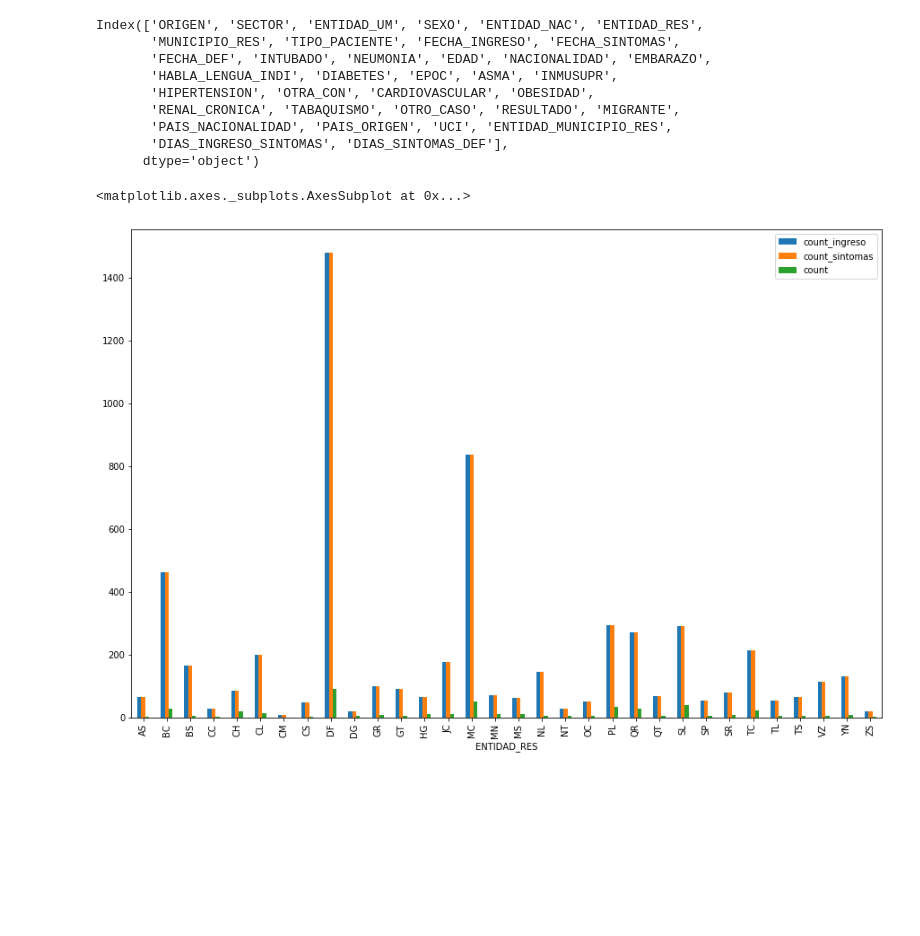
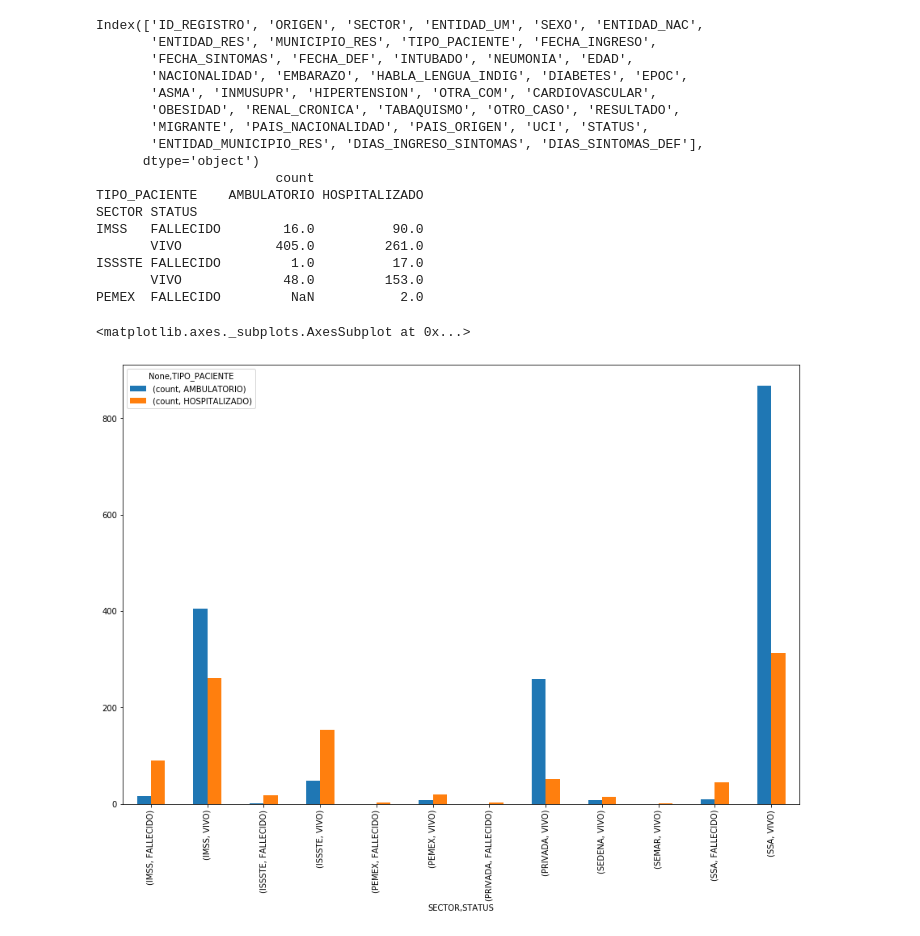
Before and after one commit to jjmaguayo/PruebasPython, a Jupyter notebook: LecturaCSV.ipynb, the cells around one changed output. Drawn from its saved outputs; the diff is of its cells as text; code cells hidden in the pictures; blank space fills up the shorter version.

```diff
--- a/LecturaCSV.ipynb
+++ b/LecturaCSV.ipynb
@@ -3,6 +3,6 @@
 import numpy as np
 import pandas as pd
 # %%
-data = pd.read_csv("Reportes/Nuevos/datos_abiertos_covid19/COVID19_Mexico_15.04.2020.csv", sep=',', index_col=0)
+data = pd.read_csv("Reportes/Nuevos/datos_abiertos_covid19/COVID19_Mexico.csv", sep=',', index_col=0)
 data.head(7)
 # %% [output]
@@ -35,6 +35,9 @@ Index(['ORIGEN', 'SECTOR', 'ENTIDAD_UM', 'SEXO', 'ENTIDAD_NAC', 'ENTIDAD_RES',
 # %%
 data['FECHA_INGRESO'] = pd.to_datetime(data['FECHA_INGRESO'], format='%Y/%m/%d')
 data['FECHA_SINTOMAS'] = pd.to_datetime(data['FECHA_SINTOMAS'], format='%Y/%m/%d')
+
+data['STATUS'] = ["VIVO" if value=='9999-99-99' else "FALLECIDO" for value in data['FECHA_DEF']]
+
 data['FECHA_DEF'] = data['FECHA_DEF'].replace('9999-99-99',np.NaN)
 data['FECHA_DEF'] = pd.to_datetime(data['FECHA_DEF'], format='%Y/%m/%d')
 
@@ -177,16 +203,4 @@ Index(['ORIGEN', 'SECTOR', 'ENTIDAD_UM', 'SEXO', 'ENTIDAD_NAC', 'ENTIDAD_RES',
 # %%
-print(dataf.columns)
-dataq1 = dataf.query('RESULTADO =="Positivo SARS-CoV-2"')
-
-sintomas = dataq1.groupby(['ENTIDAD_RES'])['FECHA_INGRESO'].agg(['count'])
-ingreso = dataq1.groupby(['ENTIDAD_RES'])['FECHA_SINTOMAS'].agg(['count']) #.agg([np.sum, pd.Series.count, np.mean, np.std])
-defunciones = dataq1.groupby(['ENTIDAD_RES'])['FECHA_DEF'].agg(['count'])
-
-sintomas = sintomas.join(ingreso, lsuffix='_ingreso', rsuffix='_sintomas')
-sintomas = sintomas.join(defunciones, lsuffix='_ingreso', rsuffix='_sintomas')
-
-sintomas.plot(kind='bar', figsize=(15,10))
-
 #ingreso = ingreso.join(defunciones, lsuffix='_ingreso', rsuffix='_defunción')
 #ingreso.plot(kind='bar', figsize=(15,10))
 
@@ -203,39 +217,60 @@ sintomas.plot(kind='bar', figsize=(15,10))
 
 #print(dataq1[['ENTIDAD_RES','MUNICIPIO_RES','FECHA_SINTOMAS','FECHA_INGRESO','FECHA_DEF']])
 #dataq1 = dataq1.groupby(['FECHA_SINTOMAS','ENTIDAD_RES'])['SEXO'].agg(['count']).unstack(1)
 #dataq1 = dataq1.groupby(['FECHA_SINTOMAS','ENTIDAD_RES'])['SEXO'].agg(['count']).unstack(1)
 
 
 #dataq1 = dataq1[['FECHA_INGRESO','FECHA_SINTOMAS','FECHA_DEF', 'DIAS_INGRESO_SINTOMAS','DIAS_SINTOMAS_DEF']]
 #dataq1.head()
 
 #print(dataq1.head(1))
 #dataq1.plot(kind='line', figsize=(15,20))
 
 #dataq1[['DIAS_INGRESO_SINTOMAS','DIAS_SINTOMAS_DEF']]
 #dataq1 = dataq1.groupby(['FECHA_SINTOMAS','ENTIDAD_RES'])['SEXO'].agg(['count']).unstack(1)
 
 
 #print(fechaSintomas)
 #print(type(fechas))
 
 #fechasIndex = pd.DatetimeIndex(fechas.values)
 #df3=df.set_index(fechasIndex)
 #print(type(df3))
 
 #records = df.to_records(index=False)
 #result = list(records)
 #print(result)
 #OUTPUT
+
+print(dataf.columns)
+dataq1 = dataf.query('RESULTADO =="Positivo SARS-CoV-2" and ENTIDAD_UM == "DF"')
+dataq1 = dataq1[['SECTOR','ENTIDAD_UM','TIPO_PACIENTE','FECHA_INGRESO','FECHA_SINTOMAS','FECHA_DEF','STATUS']]
+
+#dataq1 = dataq1.groupby(['ENTIDAD_RES','SECTOR'])['DIAS_INGRESO_SINTOMAS'].agg(['count']).unstack(1)
+
+dataq1 = dataq1.groupby(['SECTOR','TIPO_PACIENTE','STATUS'])['ENTIDAD_UM'].agg(['count']).unstack(1)
+
+
+print(dataq1.head())
+
+dataq1.plot(kind='bar', figsize=(15,10))
 # %% [output]
-Index(['ORIGEN', 'SECTOR', 'ENTIDAD_UM', 'SEXO', 'ENTIDAD_NAC', 'ENTIDAD_RES',
-       'MUNICIPIO_RES', 'TIPO_PACIENTE', 'FECHA_INGRESO', 'FECHA_SINTOMAS',
-       'FECHA_DEF', 'INTUBADO', 'NEUMONIA', 'EDAD', 'NACIONALIDAD', 'EMBARAZO',
-       'HABLA_LENGUA_INDI', 'DIABETES', 'EPOC', 'ASMA', 'INMUSUPR',
-       'HIPERTENSION', 'OTRA_CON', 'CARDIOVASCULAR', 'OBESIDAD',
-       'RENAL_CRONICA', 'TABAQUISMO', 'OTRO_CASO', 'RESULTADO', 'MIGRANTE',
-       'PAIS_NACIONALIDAD', 'PAIS_ORIGEN', 'UCI', 'ENTIDAD_MUNICIPIO_RES',
-       'DIAS_INGRESO_SINTOMAS', 'DIAS_SINTOMAS_DEF'],
+Index(['ID_REGISTRO', 'ORIGEN', 'SECTOR', 'ENTIDAD_UM', 'SEXO', 'ENTIDAD_NAC',
+       'ENTIDAD_RES', 'MUNICIPIO_RES', 'TIPO_PACIENTE', 'FECHA_INGRESO',
+       'FECHA_SINTOMAS', 'FECHA_DEF', 'INTUBADO', 'NEUMONIA', 'EDAD',
+       'NACIONALIDAD', 'EMBARAZO', 'HABLA_LENGUA_INDIG', 'DIABETES', 'EPOC',
+       'ASMA', 'INMUSUPR', 'HIPERTENSION', 'OTRA_COM', 'CARDIOVASCULAR',
+       'OBESIDAD', 'RENAL_CRONICA', 'TABAQUISMO', 'OTRO_CASO', 'RESULTADO',
+       'MIGRANTE', 'PAIS_NACIONALIDAD', 'PAIS_ORIGEN', 'UCI', 'STATUS',
+       'ENTIDAD_MUNICIPIO_RES', 'DIAS_INGRESO_SINTOMAS', 'DIAS_SINTOMAS_DEF'],
       dtype='object')
+                       count
+TIPO_PACIENTE    AMBULATORIO HOSPITALIZADO
+SECTOR STATUS
+IMSS   FALLECIDO        16.0          90.0
+       VIVO            405.0         261.0
+ISSSTE FALLECIDO         1.0          17.0
+       VIVO             48.0         153.0
+PEMEX  FALLECIDO         NaN           2.0
 <matplotlib.axes._subplots.AxesSubplot at 0x...>
-[figure, old version]
+[figure, new version]
```
Also changed, not shown: parts of 6 cells of this notebook, 2 other files.
